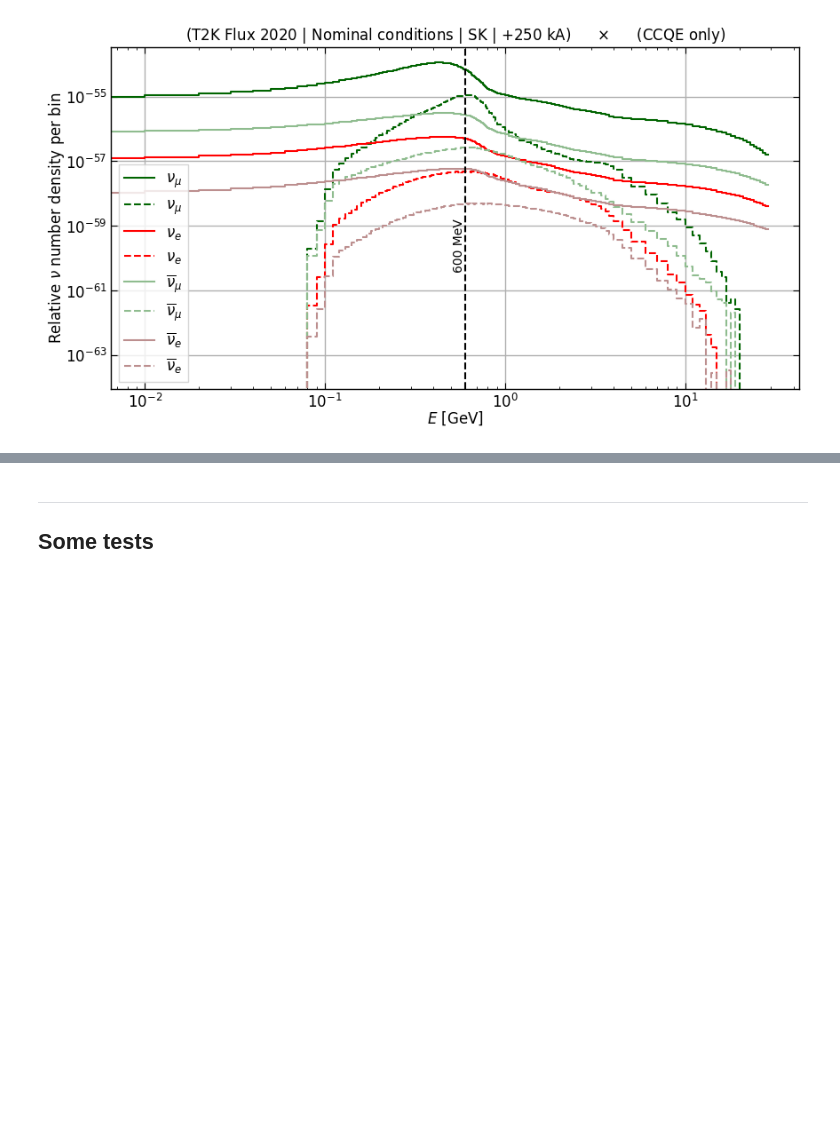
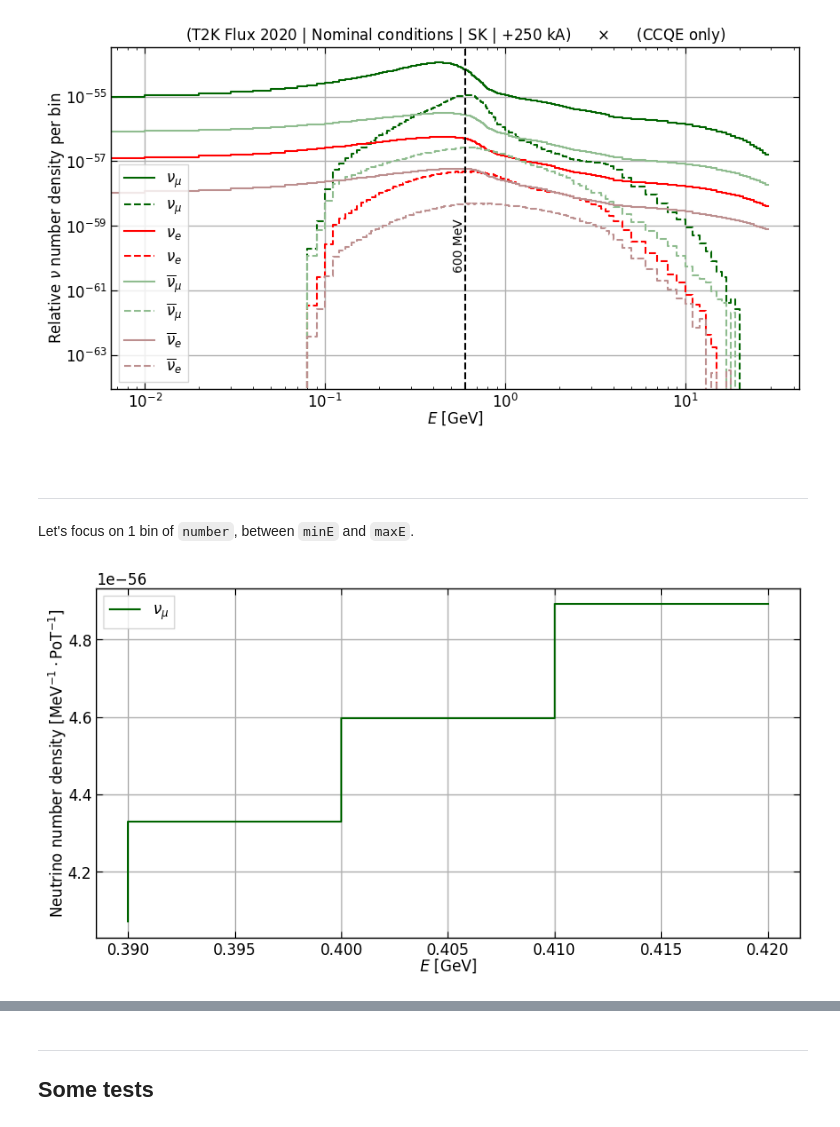
Before and after one commit to pboistier/energy-effects-T2K, a Jupyter notebook: docs/build/doctrees/nbsphinx/notebooks/convolution.ipynb, the cells around one changed output, grey strips where cells are left out. Cells and saved outputs as stored; diff of their text form; code cells hidden in the pictures; blank space fills up the shorter version.

```diff
--- a/docs/build/doctrees/nbsphinx/notebooks/convolution.ipynb
+++ b/docs/build/doctrees/nbsphinx/notebooks/convolution.ipynb
@@ -724,3 +704,24 @@ plt.xlim([6.5e-3, None])
 plt.show()
 # %% [output]
 [figure]
+# %% [markdown]
+<p> </p>
+# %% [markdown]
+________________________
+# %% [markdown]
+Let's focus on 1 bin of `number`, between `minE` and `maxE`.
+# %%
+n = 40
+plt.step(
+    number.minE.loc[n - 1 : n + 2],
+    number.numu.loc[n - 1 : n + 2],
+    where="pre",
+    label=conv.print_dict["numu"],
+    color=colors["numu"],
+)
+plt.xlabel(r"$E$ [GeV]")
+plt.ylabel(r"Neutrino number density [$\text{MeV}^{-1} \cdot \text{PoT}^{-1}$]")
+plt.legend()
+plt.show()
+# %% [output]
+[figure, added]
```
Also changed, not shown: parts of 6 cells of this notebook, 22 other files.
